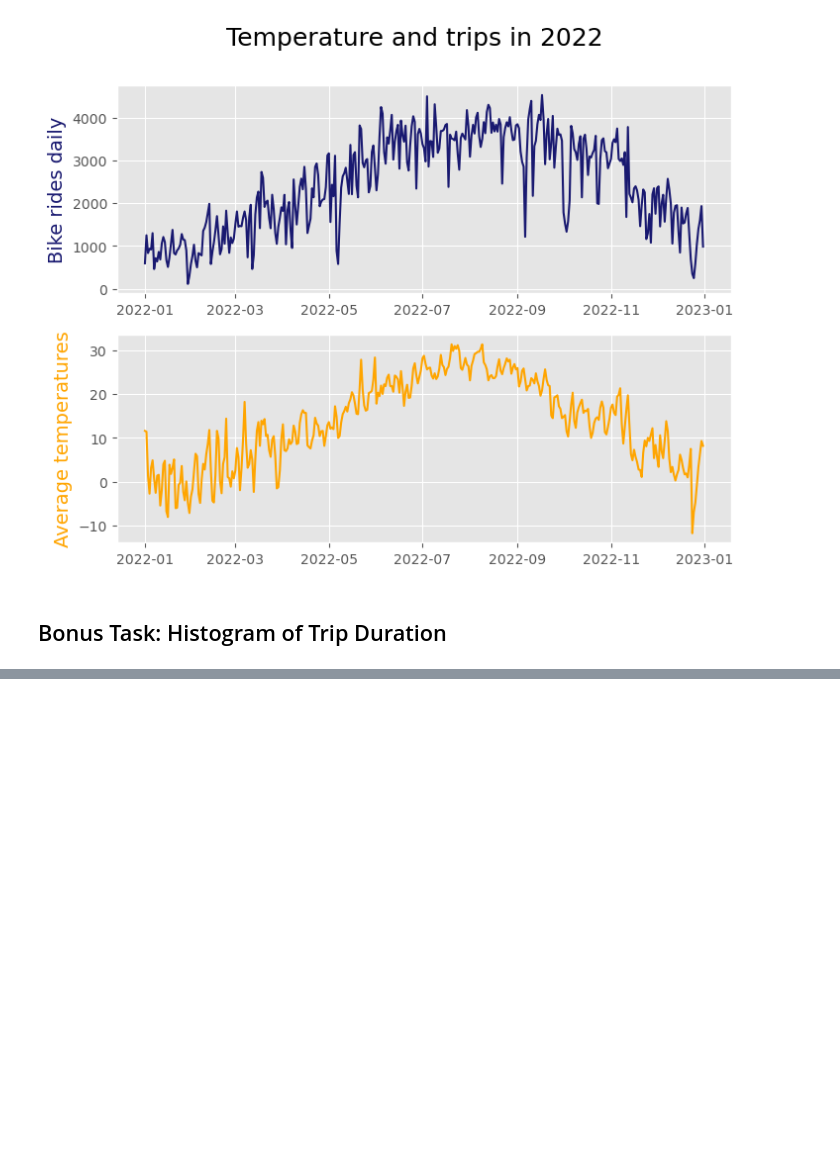
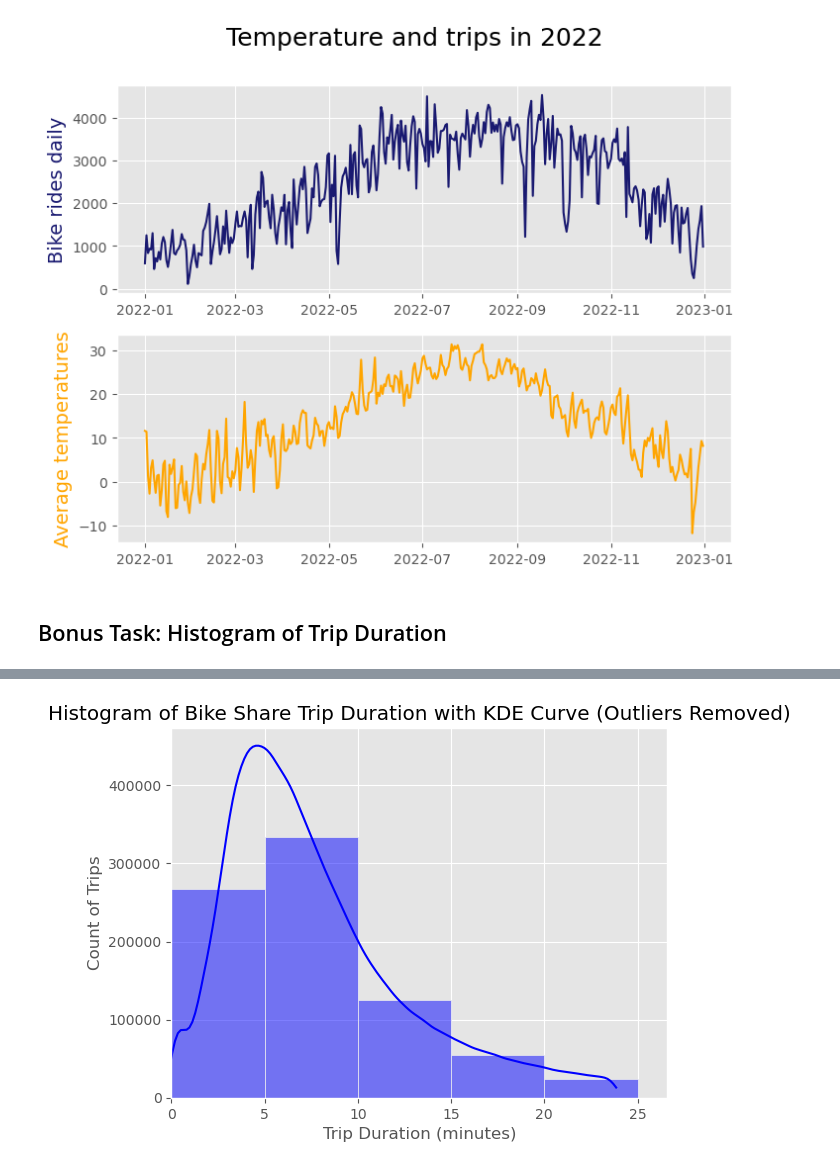
Before and after one commit to tpiano91/NY_Citi_Bikes, a Jupyter notebook: 2.3.ipynb, the cells around one changed output, grey strips where cells are left out. Drawn from its saved outputs; the diff is of its cells as text; code cells hidden in the pictures; blank space fills up the shorter version.

```diff
--- a/2.3.ipynb
+++ b/2.3.ipynb
@@ -277,0 +363,16 @@ ValueError: time data "2022-01-13 00:07:04" doesn't match format "%Y-%d-%m %H:%M
+# %%
+# Plot the histogram and KDE curve using seaborn
+sns.histplot(df_filtered['trip_duration'], bins=range(0, int(df_filtered['trip_duration'].max()) + 5, 5), kde=True, color='blue')
+
+# Set x-axis to start at 0
+plt.xlim(0, None)
+
+# Add labels and title
+plt.xlabel('Trip Duration (minutes)')
+plt.ylabel('Count of Trips')
+plt.title('Histogram of Bike Share Trip Duration with KDE Curve (Outliers Removed)')
+
+# Show the plot
+plt.show()
+# %% [output]
+[figure, added]
```
Also changed, not shown: parts of 18 cells of this notebook.
